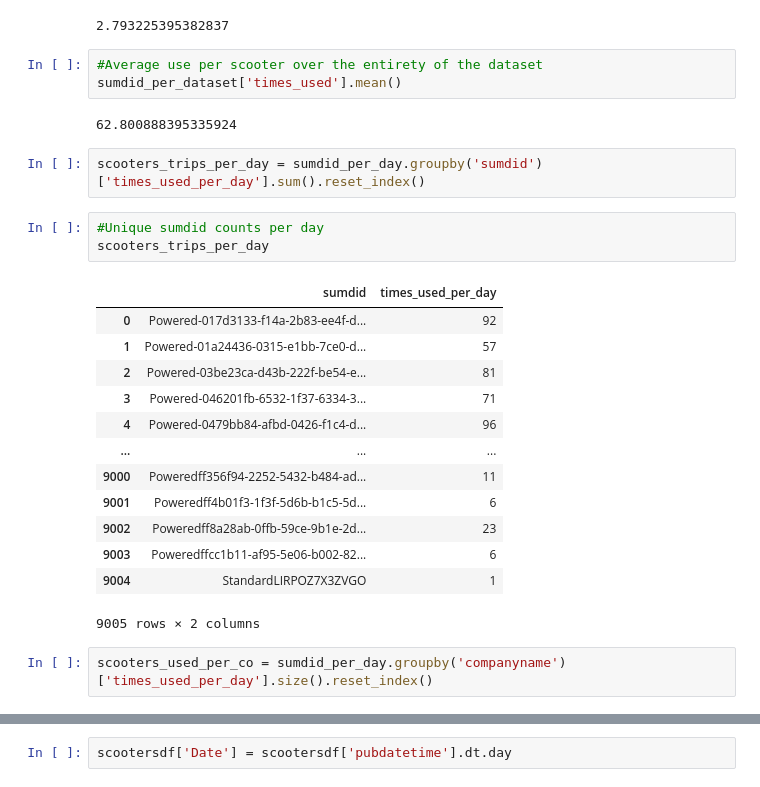
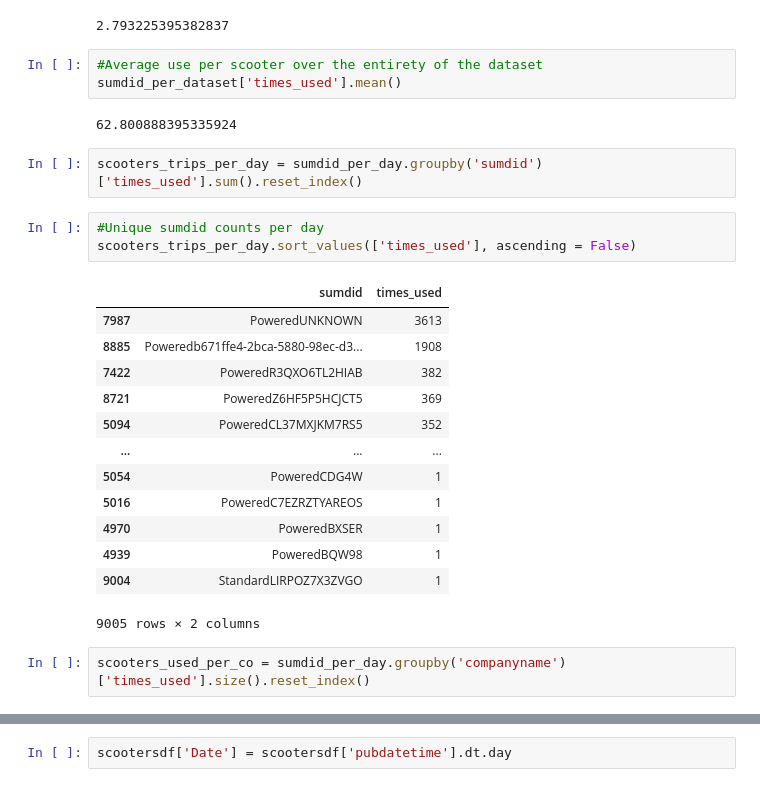
Before and after one commit to NSS-Data-Analytics-Cohort-11/scooters-hot_honey, a Jupyter notebook: notebooks/Scooters.ipynb, the cells around one changed output, grey strips where cells are left out. Drawn from its saved outputs; the diff is of its cells as text.

```diff
--- a/notebooks/Scooters.ipynb
+++ b/notebooks/Scooters.ipynb
@@ -770,32 +772,32 @@ sumdid_per_dataset
 sumdid_per_day['times_used_per_day'].mean()
 # %% [output]
 2.793225395382837
-# %%
-#Average use per scooter over the entirety of the dataset
-sumdid_per_dataset['times_used'].mean()
-# %% [output]
-62.800888395335924
+# %%
+#Average use per scooter over the entirety of the dataset
+sumdid_per_dataset['times_used'].mean()
+# %% [output]
+62.800888395335924
 # %%
-scooters_trips_per_day = sumdid_per_day.groupby('sumdid')['times_used_per_day'].sum().reset_index()
+scooters_trips_per_day = sumdid_per_day.groupby('sumdid')['times_used'].sum().reset_index()
 # %%
 #Unique sumdid counts per day
-scooters_trips_per_day
+scooters_trips_per_day.sort_values(['times_used'], ascending = False)
 # %% [output]
-|  | sumdid | times_used_per_day |
-| 0 | Powered-017d3133-f14a-2b83-ee4f-d... | 92 |
-| 1 | Powered-01a24436-0315-e1bb-7ce0-d... | 57 |
-| 2 | Powered-03be23ca-d43b-222f-be54-e... | 81 |
-| 3 | Powered-046201fb-6532-1f37-6334-3... | 71 |
-| 4 | Powered-0479bb84-afbd-0426-f1c4-d... | 96 |
+|  | sumdid | times_used |
+| 7987 | PoweredUNKNOWN | 3613 |
+| 8885 | Poweredb671ffe4-2bca-5880-98ec-d3... | 1908 |
+| 7422 | PoweredR3QXO6TL2HIAB | 382 |
+| 8721 | PoweredZ6HF5P5HCJCT5 | 369 |
+| 5094 | PoweredCL37MXJKM7RS5 | 352 |
 | ... | ... | ... |
-| 9000 | Poweredff356f94-2252-5432-b484-ad... | 11 |
-| 9001 | Poweredff4b01f3-1f3f-5d6b-b1c5-5d... | 6 |
-| 9002 | Poweredff8a28ab-0ffb-59ce-9b1e-2d... | 23 |
-| 9003 | Poweredffcc1b11-af95-5e06-b002-82... | 6 |
+| 5054 | PoweredCDG4W | 1 |
+| 5016 | PoweredC7EZRZTYAREOS | 1 |
+| 4970 | PoweredBXSER | 1 |
+| 4939 | PoweredBQW98 | 1 |
 | 9004 | StandardLIRPOZ7X3ZVGO | 1 |
 9005 rows × 2 columns
 # %%
-scooters_used_per_co = sumdid_per_day.groupby('companyname')['times_used_per_day'].size().reset_index()
+scooters_used_per_co = sumdid_per_day.groupby('companyname')['times_used'].size().reset_index()
 # %%
 scooters_used_per_co
 # %% [output]
```
Also changed, not shown: parts of 91 cells of this notebook.
